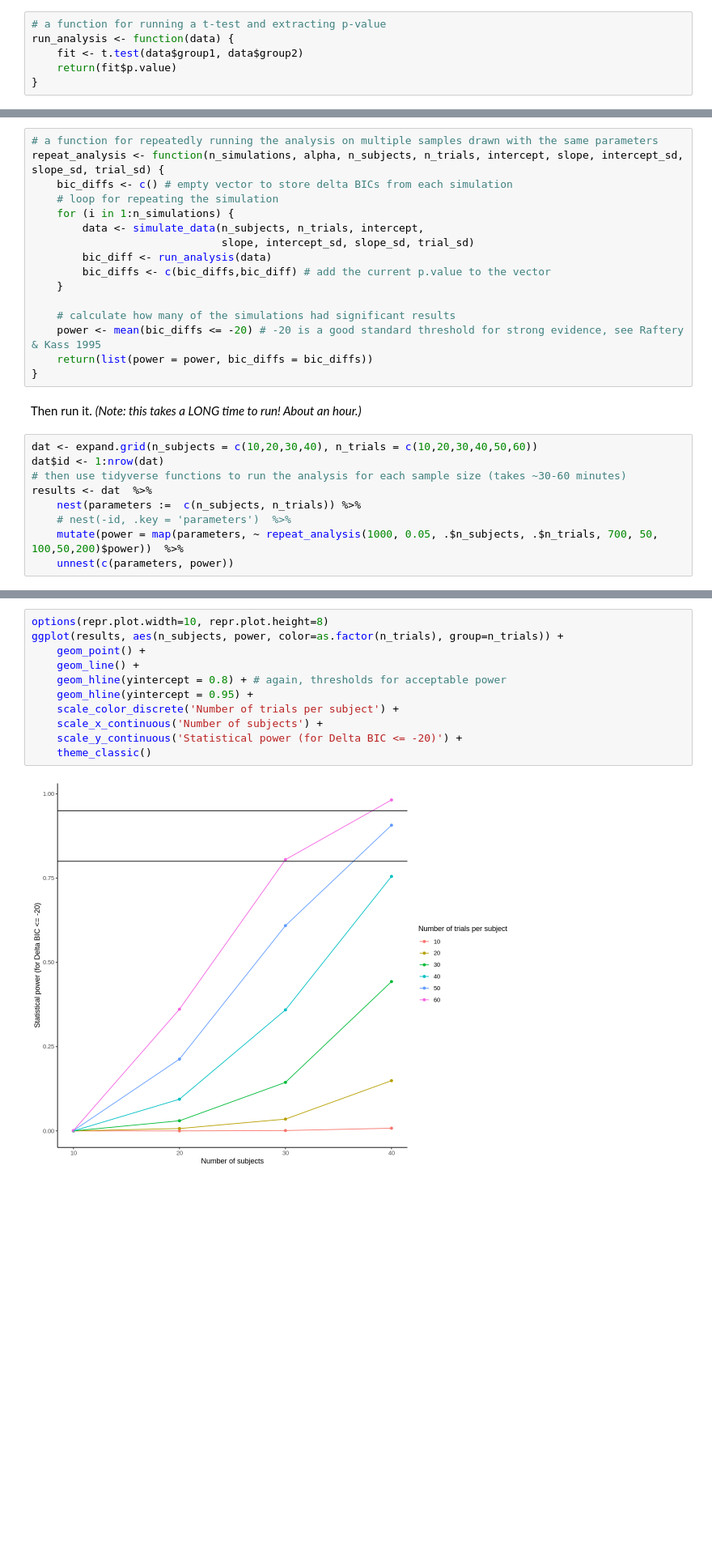
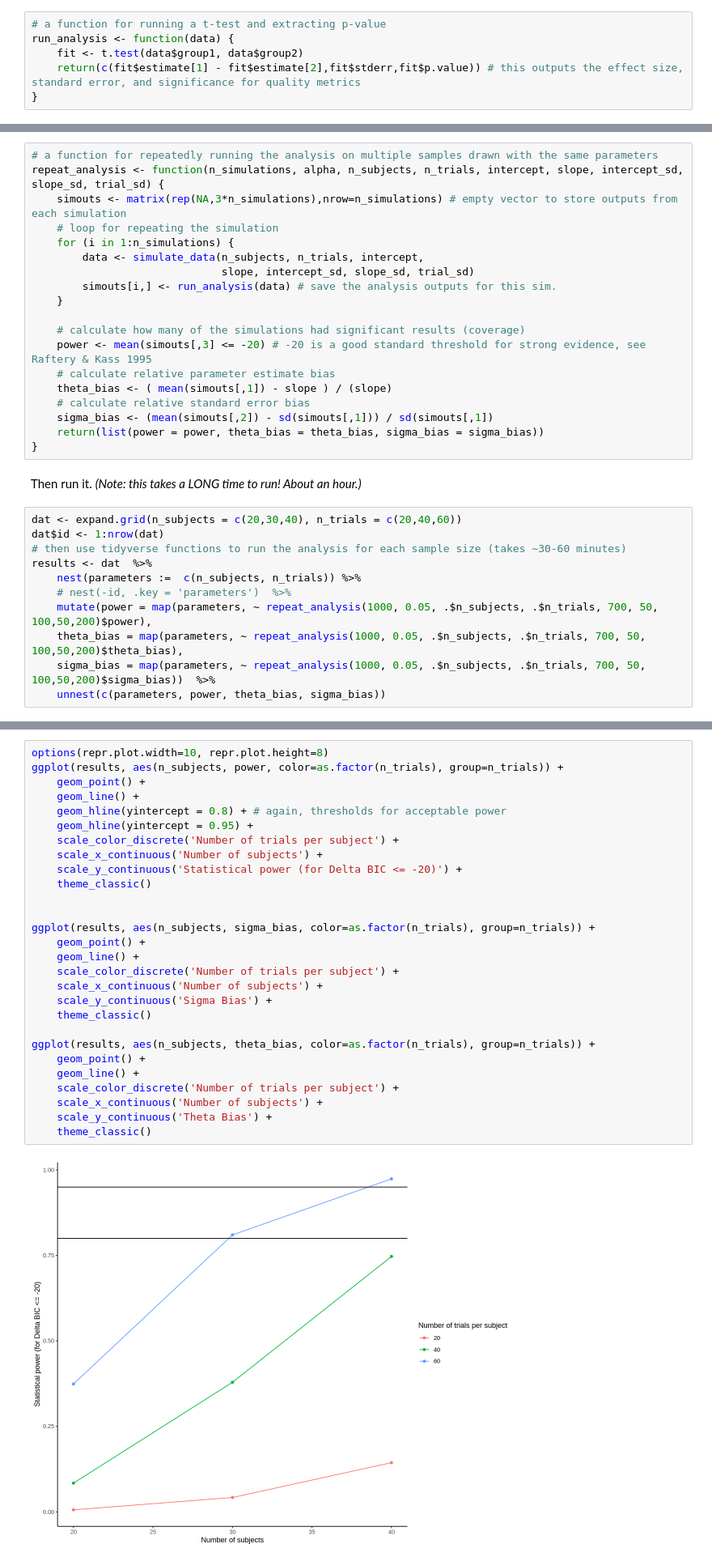
Before and after one commit to CoAxLab/DataSciencePsychNeuro, a Jupyter notebook: Tutorials/17 - Power analyses via simulations.ipynb, the cells around one changed output, grey strips where cells are left out. Shown at 81% size. Drawn from its saved outputs; the diff is of its cells as text; blank space fills up the shorter version.

Commit message:
added bias estimates to PowerAnalysisTutorial

```diff
--- a/Tutorials/17 - Power analyses via simulations.ipynb
+++ b/Tutorials/17 - Power analyses via simulations.ipynb
@@ -78,7 +82,7 @@ Now we can write a function to perform the t-test for the two groups.
 # a function for running a t-test and extracting p-value
 run_analysis <- function(data) {
     fit <- t.test(data$group1, data$group2)
-    return(fit$p.value)
+    return(c(fit$estimate[1] - fit$estimate[2],fit$stderr,fit$p.value)) # this outputs the effect size, standard error, and significance for quality metrics
 }
 # %% [markdown]
 With this second function we can run an independent samples `t.test` and extract the `p.value`:
@@ -331,28 +389,33 @@ Let's run the simulation for various number of subjects and trials. First define
 # %%
 # a function for repeatedly running the analysis on multiple samples drawn with the same parameters
 repeat_analysis <- function(n_simulations, alpha, n_subjects, n_trials, intercept, slope, intercept_sd, slope_sd, trial_sd) {
-    bic_diffs <- c() # empty vector to store delta BICs from each simulation
+    simouts <- matrix(rep(NA,3*n_simulations),nrow=n_simulations) # empty vector to store outputs from each simulation
     # loop for repeating the simulation
     for (i in 1:n_simulations) {
         data <- simulate_data(n_subjects, n_trials, intercept,
                               slope, intercept_sd, slope_sd, trial_sd)
-        bic_diff <- run_analysis(data)
-        bic_diffs <- c(bic_diffs,bic_diff) # add the current p.value to the vector
+        simouts[i,] <- run_analysis(data) # save the analysis outputs for this sim.
     }
 
-    # calculate how many of the simulations had significant results
-    power <- mean(bic_diffs <= -20) # -20 is a good standard threshold for strong evidence, see Raftery & Kass 1995
-    return(list(power = power, bic_diffs = bic_diffs))
+    # calculate how many of the simulations had significant results (coverage)
+    power <- mean(simouts[,3] <= -20) # -20 is a good standard threshold for strong evidence, see Raftery & Kass 1995
+    # calculate relative parameter estimate bias
+    theta_bias <- ( mean(simouts[,1]) - slope ) / (slope)
+    # calculate relative standard error bias
+    sigma_bias <- (mean(simouts[,2]) - sd(simouts[,1])) / sd(simouts[,1])
+    return(list(power = power, theta_bias = theta_bias, sigma_bias = sigma_bias))
 }
 # %% [markdown]
 Then run it. *(Note: this takes a LONG time to run! About an hour.)*
 # %%
-dat <- expand.grid(n_subjects = c(10,20,30,40), n_trials = c(10,20,30,40,50,60))
+dat <- expand.grid(n_subjects = c(20,30,40), n_trials = c(20,40,60))
 dat$id <- 1:nrow(dat)
 # then use tidyverse functions to run the analysis for each sample size (takes ~30-60 minutes)
 results <- dat  %>%
     nest(parameters :=  c(n_subjects, n_trials)) %>%
     # nest(-id, .key = 'parameters')  %>%
-    mutate(power = map(parameters, ~ repeat_analysis(1000, 0.05, .$n_subjects, .$n_trials, 700, 50, 100,50,200)$power))  %>%
-    unnest(c(parameters, power))
+    mutate(power = map(parameters, ~ repeat_analysis(1000, 0.05, .$n_subjects, .$n_trials, 700, 50, 100,50,200)$power),
+    theta_bias = map(parameters, ~ repeat_analysis(1000, 0.05, .$n_subjects, .$n_trials, 700, 50, 100,50,200)$theta_bias),
+    sigma_bias = map(parameters, ~ repeat_analysis(1000, 0.05, .$n_subjects, .$n_trials, 700, 50, 100,50,200)$sigma_bias))  %>%
+    unnest(c(parameters, power, theta_bias, sigma_bias))
 # %% [output]
@@ -389,13 +439,30 @@ A tibble: 24 × 4
 # %%
 options(repr.plot.width=10, repr.plot.height=8)
 ggplot(results, aes(n_subjects, power, color=as.factor(n_trials), group=n_trials)) +
     geom_point() +
     geom_line() +
     geom_hline(yintercept = 0.8) + # again, thresholds for acceptable power
     geom_hline(yintercept = 0.95) +
     scale_color_discrete('Number of trials per subject') +
     scale_x_continuous('Number of subjects') +
     scale_y_continuous('Statistical power (for Delta BIC <= -20)') +
     theme_classic()
+
+
+ggplot(results, aes(n_subjects, sigma_bias, color=as.factor(n_trials), group=n_trials)) +
+    geom_point() +
+    geom_line() +
+    scale_color_discrete('Number of trials per subject') +
+    scale_x_continuous('Number of subjects') +
+    scale_y_continuous('Sigma Bias') +
+    theme_classic()
+
+ggplot(results, aes(n_subjects, theta_bias, color=as.factor(n_trials), group=n_trials)) +
+    geom_point() +
+    geom_line() +
+    scale_color_discrete('Number of trials per subject') +
+    scale_x_continuous('Number of subjects') +
+    scale_y_continuous('Theta Bias') +
+    theme_classic()
 # %% [output]
-[figure, old version]
+[figure, new version]
```
Also changed, not shown: parts of 29 cells of this notebook.
